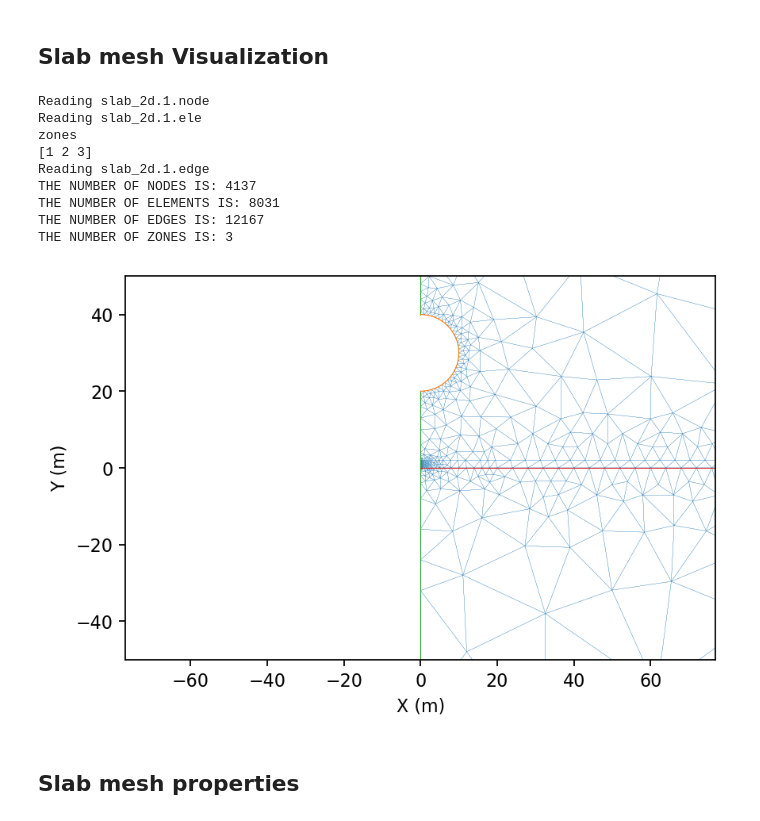
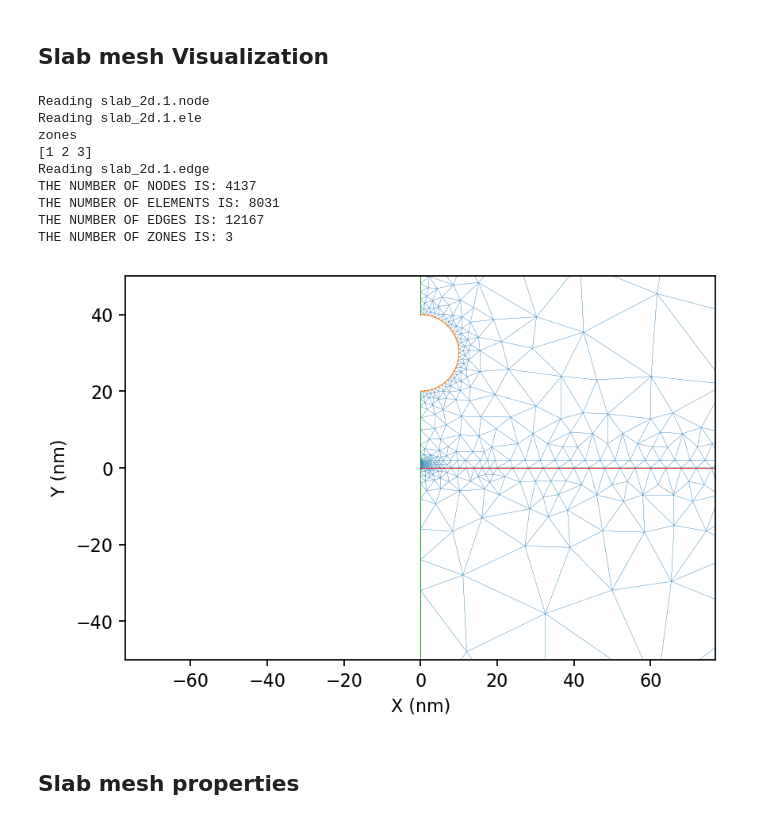
Before and after one commit to yuccadrew/sip, a Jupyter notebook: test_sphere_s62.ipynb, the cells around one changed output. Cells and saved outputs as stored; diff of their text form; code cells hidden in the pictures.

```diff
--- a/test_sphere_s62.ipynb
+++ b/test_sphere_s62.ipynb
@@ -4351,0 +5056,4 @@ plt.show()
+# %%
+fig,ax=plt.subplots()
+mask=mesh['on_survey_lines']
+ax.plot(nodes[mask,0],nodes[mask,1],'.')
@@ -4351,0 +5312,28 @@ plt.show()
+# %%
+%matplotlib inline
+import matplotlib.pyplot as plt
+
+if __name__=='__main__':
+    dist=np.sqrt(nodes[:,0]**2+nodes[:,1]**2)
+    mask=(dist>=a)&(dist<=10*a)
+    on_left_side=(mesh['on_survey_lines']&(nodes[:,0]<0))&mask
+    on_right_side=(mesh['on_survey_lines']&(nodes[:,0]>0))&mask
+
+    fig,ax=plt.subplots(3,2,sharex=False,figsize=(8,4*3),dpi=80)
+    axs=ax.flatten()
+    titles=['$\delta C_-$','$\delta C_+$','$\delta U$']
+    for i in range(1):
+        axs[2*i].plot((nodes[on_right_side,0]-a)/debye_len,np.real(unod[on_right_side]),'.',markersize=4)
+#         axs[2*i].plot((nodes[on_right_side,0]-a)/debye_len,np.real(unod_out[on_right_side,i]),'.',markersize=4)
+#         axs[2*i].plot((nodes[on_right_side,0]-a)/debye_len,np.real(unod_out[on_right_side,i]),'.',alpha=0.01,color='gray')
+        axs[2*i].set_title('Real '+titles[i])
+#         axs[2*i].set_xlim(0.01,20)
+#         axs[2*i].set_xscale('log')
+
+        axs[2*i+1].plot((nodes[on_right_side,0]-a)/debye_len,np.imag(unod[on_right_side]),'.',markersize=4)
+        axs[2*i+1].set_title('Imag '+titles[i])
+
+    axs[4].set_xlabel('Distance (m)')
+    axs[5].set_xlabel('Distance (m)')
+#     axs[4].set_xscale('Log')
+#     axs[4].set_xlim(0.01,2)
@@ -4624,7 +5614,12 @@ def display_mesh():
     y=nodes[elements[:,[0,1,2,0]],1]
     ax.plot(x[mask,:].T,y[mask,:].T,'-',linewidth=0.1,color='tab:blue')
 
-    mask=(edge_flags>=1)&(edge_flags<=4)
+    mask=(edge_flags>=1)&(edge_flags<=3)
+    x=nodes[edges,0]
+    y=nodes[edges,1]
+    ax.plot(x[mask,:].T,y[mask,:].T,'-',linewidth=0.5,color='tab:orange')
+
+    mask=edge_flags==4
     x=nodes[edges,0]
     y=nodes[edges,1]
     ax.plot(x[mask,:].T,y[mask,:].T,'-',linewidth=0.5,color='tab:green')
@@ -4648,8 +5643,8 @@ def display_mesh():
 
 #     ax.plot(sp_refined[:,0]*1e6,sp_refined[:,1]*1e6,'.')
 #     ax.plot(cp_refined[:,0]*1e6,cp_refined[:,1]*1e6,'.',color='tab:orange',markersize=0.5)
-    ax.set_xlabel('X (m)')
-    ax.set_ylabel('Y (m)')
+    ax.set_xlabel('X (nm)')
+    ax.set_ylabel('Y (nm)')
     ax.axis('equal')
 #     ax.set_xlim(-10,10)
 #     ax.set_ylim(-10,10)
@@ -4658,34 +5653,35 @@ def display_mesh():
     return fig,ax
 
 if __name__=='__main__':
     fig,ax=display_mesh()
 #     nodes=mesh['nodes']
 #     elements=mesh['elements']
 #     edges=mesh['edges']
 #     with_first_kind_bc=mesh['with_first_kind_bc']
 #     with_third_kind_bc=mesh['with_third_kind_bc']
 #     in_stern=mesh['in_stern']
 
 #     nind_bc=np.unique(edges[with_first_kind_bc,:].flatten(order='C'))
 #     x=nodes[nind_bc,0]*1e9
 #     y=nodes[nind_bc,1]*1e9
 #     ax.plot(x,y,'.',color='tab:orange',markersize=1)
 
 #     x=nodes[edges[with_third_kind_bc,:],0]*1e9
 #     y=nodes[edges[with_third_kind_bc,:],1]*1e9
 #     ax.plot(x.T,y.T,'-',linewidth=0.5,color='tab:red')
+    plt.savefig('slab_mesh_zoom_in.png')
     plt.show()
 # %% [output]
 Reading slab_2d.1.node
 Reading slab_2d.1.ele
 zones
 [1 2 3]
 Reading slab_2d.1.edge
 THE NUMBER OF NODES IS: 4137
 THE NUMBER OF ELEMENTS IS: 8031
 THE NUMBER OF EDGES IS: 12167
 THE NUMBER OF ZONES IS: 3
-[figure, old version]
+[figure, new version]
 # %% [markdown]
 ## Slab mesh properties
 # %%
```
Also changed, not shown: parts of 29 cells of this notebook.
